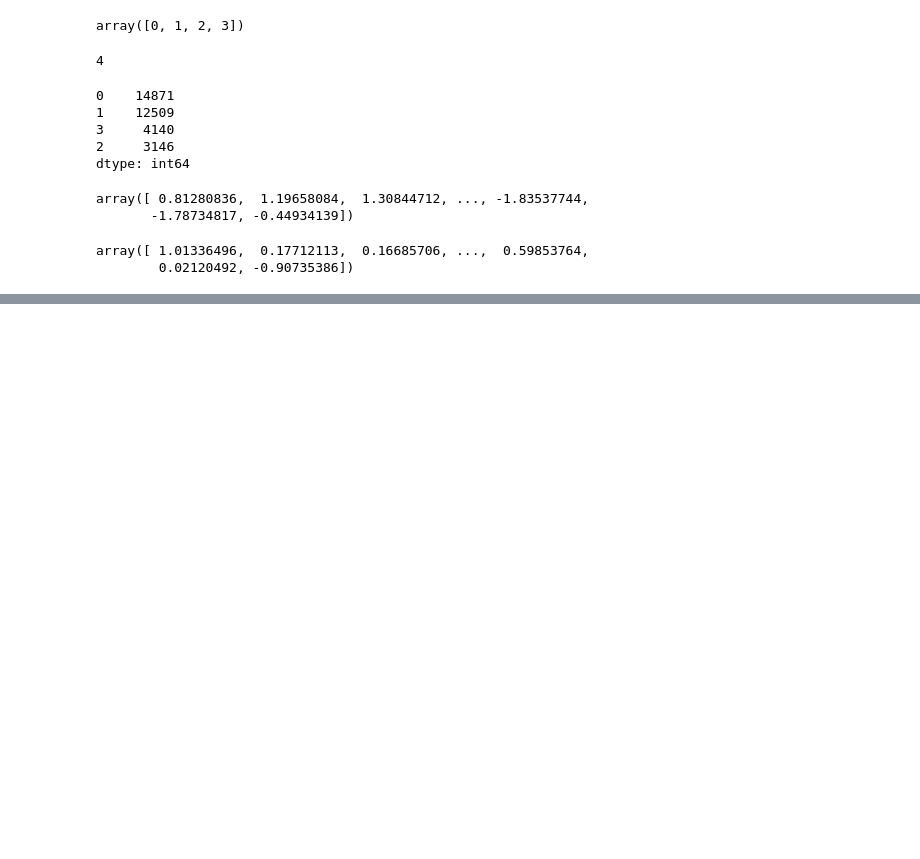
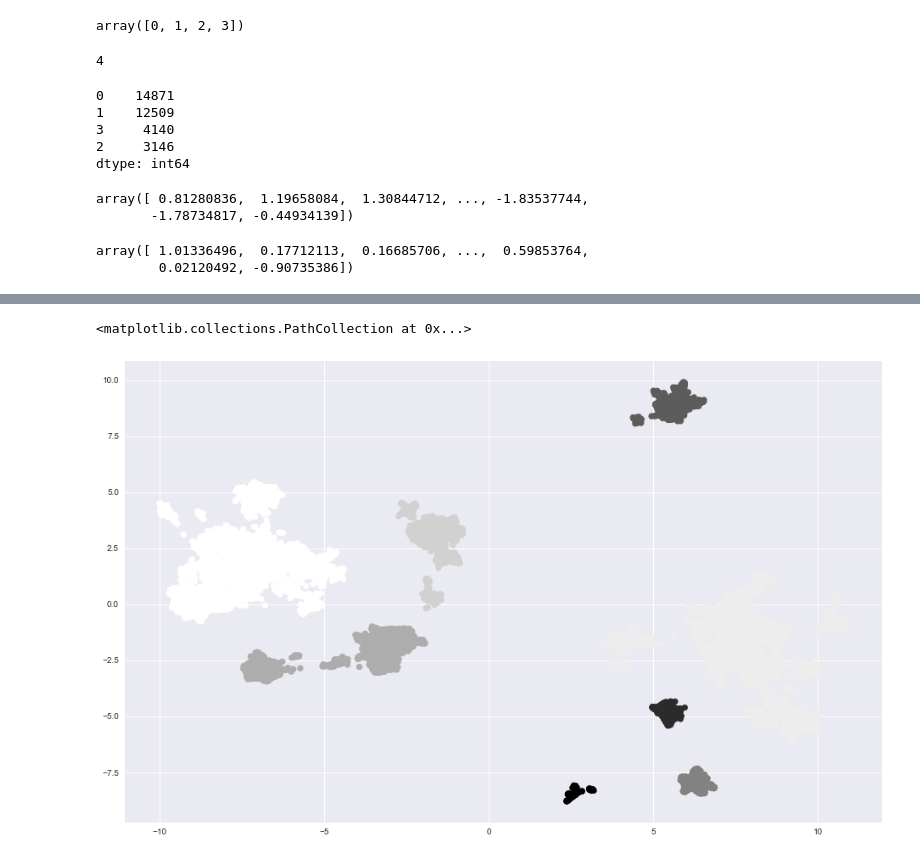
Before and after one commit to lyabakhP/ods_kpi, a Jupyter notebook: HW_7.ipynb, the cells around one changed output, grey strips where cells are left out. Saved outputs shown, nothing was run; the diff lists cells and outputs as text; code cells hidden in the pictures; blank space fills up the shorter version.

```diff
--- a/HW_7.ipynb
+++ b/HW_7.ipynb
@@ -298,0 +374,6 @@ pylab.show()
+# %%
+ump = umap.UMAP(n_neighbors=22,
+                 min_dist=0.01,
+                 metric='correlation')
+# %%
+df_ump=ump.fit_transform(new_df[new_df.columns[:-2]])
@@ -298,0 +384,8 @@ pylab.show()
+# %%
+dbscan = DBSCAN(
+    eps=1,
+    min_samples=30,
+    n_jobs=n_jobs,
+)
+# %%
+clustered_labels_dbscan = dbscan.fit_predict(df_ump)
@@ -298,0 +408,5 @@ pylab.show()
+# %%
+plt.pyplot.scatter(df_ump[:,0], df_ump[:,1], c=clustered_labels_dbscan)
+# %% [output]
+<matplotlib.collections.PathCollection at 0x...>
+[figure, added]
```
Also changed, not shown: parts of 58 cells of this notebook.
